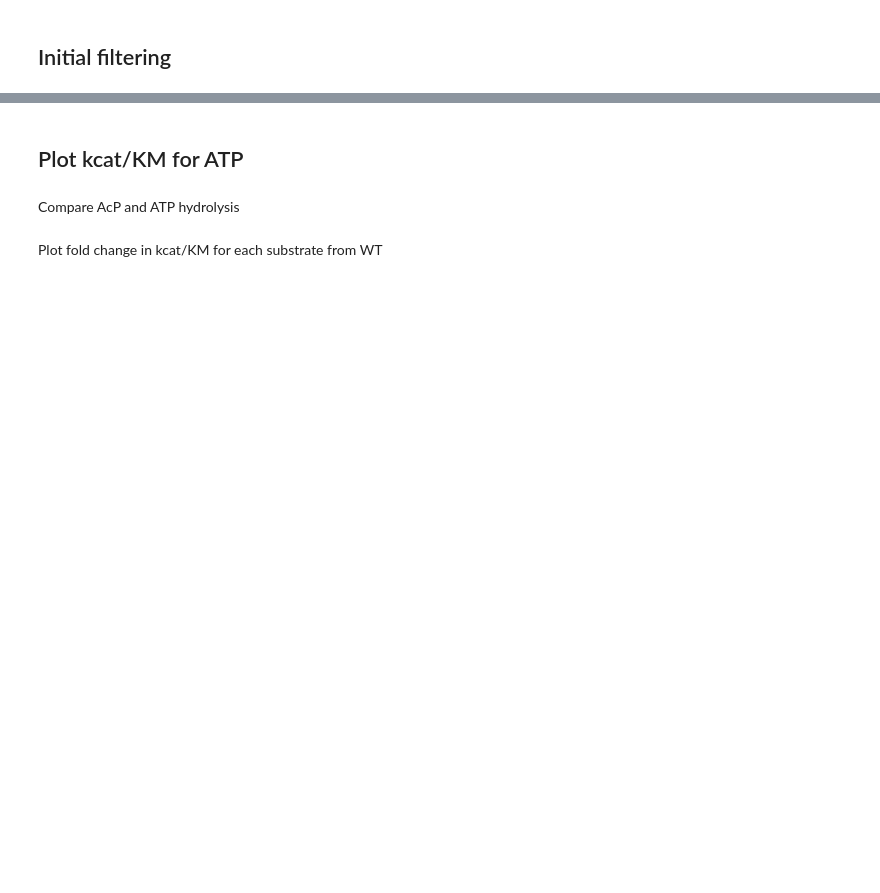
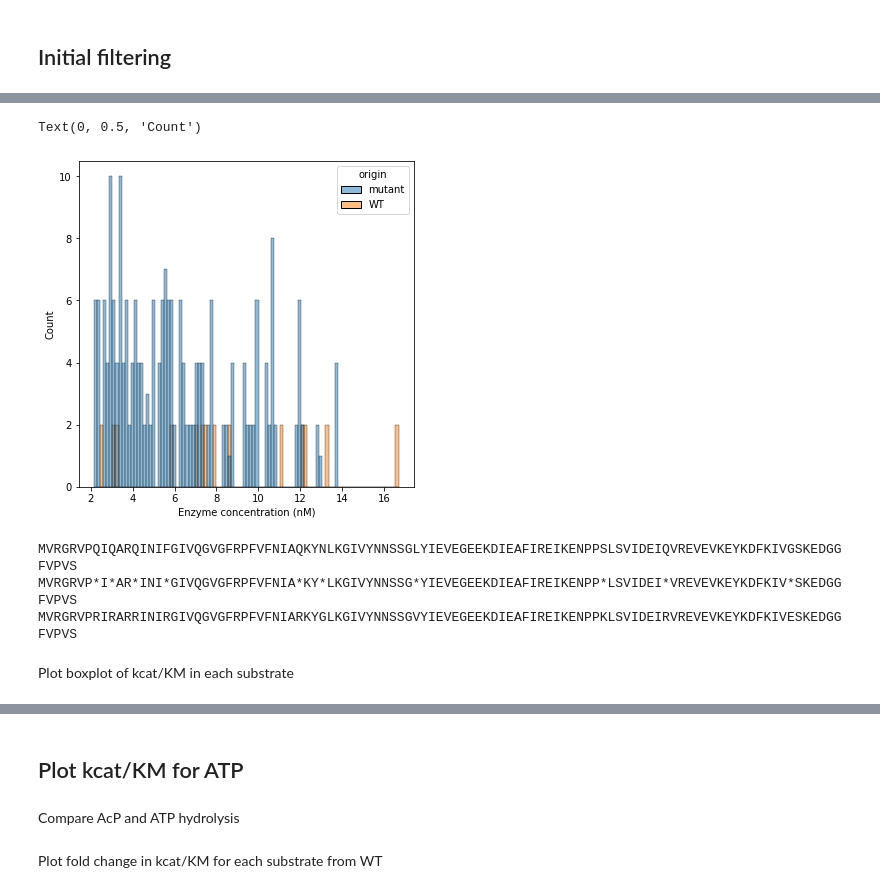
Before and after one commit to FordyceLab/htmek-workup, a Jupyter notebook: multi_experiment_aggregation/current_aggregation.ipynb, the cells around one changed output, grey strips where cells are left out. Drawn from its saved outputs; the diff is of its cells as text; code cells hidden in the pictures; blank space fills up the shorter version.

```diff
--- a/multi_experiment_aggregation/current_aggregation.ipynb
+++ b/multi_experiment_aggregation/current_aggregation.ipynb
@@ -265,0 +578,39 @@ ValueError: Cannot accept list of column references or list of columns for both
+# %%
+df_processed_220405_AcP = df_220405_SFL_AcP[['MutantID', 'kcat_over_KM_fit', 'LocalBackgroundRatio', 'fit_mm_curved_r2' , 'EnzymeConc']]
+
+# change string R98A to R97A in mutant ID
+df_processed_220405_AcP['MutantID'] = df_processed_220405_AcP['MutantID'].apply(lambda x: x.replace('R98A', 'R97A'))
+
+# add species column
+df_processed_220405_AcP['species'] = 'hsapiens'
+
+# add mutation column
+df_processed_220405_AcP['mutation'] = df_processed_220405_AcP['MutantID'].apply(lambda x: x.split('_')[0])
+
+# add origin column: this is WT when mutation is WT, BLANK when mutation is BLANK, and mutant otherwise
+df_processed_220405_AcP['origin'] = df_processed_220405_AcP['mutation'].apply(lambda x: 'WT' if x == 'WT' else 'BLANK' if x == 'BLANK' else 'mutant')
+
+# add experiment column
+df_processed_220405_AcP['experiment'] = '220405_AcP'
+
+# add substrate column
+df_processed_220405_AcP['substrate'] = 'AcP'
+
+# change non float values in kcat_over_KM_fit, local background ratio, r2, and enzyme conc to NaN
+df_processed_220405_AcP['kcat_over_KM_fit'] = pd.to_numeric(df_processed_220405_AcP['kcat_over_KM_fit'], errors='coerce')
+df_processed_220405_AcP['LocalBackgroundRatio'] = pd.to_numeric(df_processed_220405_AcP['LocalBackgroundRatio'], errors='coerce')
+df_processed_220405_AcP['fit_mm_curved_r2'] = pd.to_numeric(df_processed_220405_AcP['fit_mm_curved_r2'], errors='coerce')
+df_processed_220405_AcP['EnzymeConc'] = pd.to_numeric(df_processed_220405_AcP['EnzymeConc'], errors='coerce')
+
+# add design replicate column
+df_processed_220405_AcP['design_rep'] = df_processed_220405_AcP['MutantID'].apply(lambda x: x.split('_')[0])
+
+# filter out low local bg mutants, low R2 mutants, and low expression from 220405_AcP
+df_processed_220405_AcP = df_processed_220405_AcP[df_processed_220405_AcP['kcat_over_KM_fit'] > 0]
+df_processed_220405_AcP = df_processed_220405_AcP[df_processed_220405_AcP['LocalBackgroundRatio'] > 2]
+df_processed_220405_AcP = df_processed_220405_AcP[df_processed_220405_AcP['fit_mm_curved_r2'] > 0.98]
+df_processed_220405_AcP = df_processed_220405_AcP[df_processed_220405_AcP['EnzymeConc'] > 2]
+df_processed_220405_AcP = df_processed_220405_AcP[df_processed_220405_AcP['EnzymeConc'] < 20]
+
+# log transform kcat_over_KM_fit
+df_processed_220405_AcP['kcat_over_KM_fit'] = np.log10(df_processed_220405_AcP['kcat_over_KM_fit'])
@@ -265,0 +635,31 @@ ValueError: Cannot accept list of column references or list of columns for both
+# %%
+# plot histogram of enzyme conc in 220405_AcP, coloing by BLANK MutantID or other
+fig, ax = plt.subplots(figsize=(6,6))
+sns.histplot(data=df_processed_220405_AcP, x='EnzymeConc', hue='origin', ax=ax, bins=100)
+ax.set_xlabel('Enzyme concentration (nM)')
+ax.set_ylabel('Count')
+# %% [output]
+Text(0, 0.5, 'Count')
+[figure, added]
+# %%
+# get the protein sequence from of one particular protein from full_protein_sequence_library by name if name is in name
+name_str = 'hypf_lowlambda_highid_13'
+protein_seq = full_protein_sequence_library[full_protein_sequence_library['name'] == name_str]['protein_sequence'].values[0]
+protein_seq_wt = full_protein_sequence_library[full_protein_sequence_library['name'] == name_str]['protein_sequence_wt'].values[0]
+# protein_seq_human_wt = full_protein_sequence_library[full_protein_sequence_library['name'] == 'hsapiens_wt']['protein_sequence_wt'].values[0]
+
+# print each sequence, but if a residue in protein_seq is different from protein_seq_wt, replace with *
+print(protein_seq_wt)
+for i in range(len(protein_seq)):
+    if protein_seq[i] == protein_seq_wt[i]:
+        print(protein_seq[i], end='')
+    else:
+        print('*', end='')
+print('\n'+protein_seq)
+# print(protein_seq_human_wt)
+# %% [output]
+MVRGRVPQIQARQINIFGIVQGVGFRPFVFNIAQKYNLKGIVYNNSSGLYIEVEGEEKDIEAFIREIKENPPSLSVIDEIQVREVEVKEYKDFKIVGSKEDGGFVPVS
+MVRGRVP*I*AR*INI*GIVQGVGFRPFVFNIA*KY*LKGIVYNNSSG*YIEVEGEEKDIEAFIREIKENPP*LSVIDEI*VREVEVKEYKDFKIV*SKEDGGFVPVS
+MVRGRVPRIRARRINIRGIVQGVGFRPFVFNIARKYGLKGIVYNNSSGVYIEVEGEEKDIEAFIREIKENPPKLSVIDEIRVREVEVKEYKDFKIVESKEDGGFVPVS
+# %% [markdown]
+Plot boxplot of kcat/KM in each substrate
```
Also changed, not shown: parts of 152 cells of this notebook, 1 other file.
